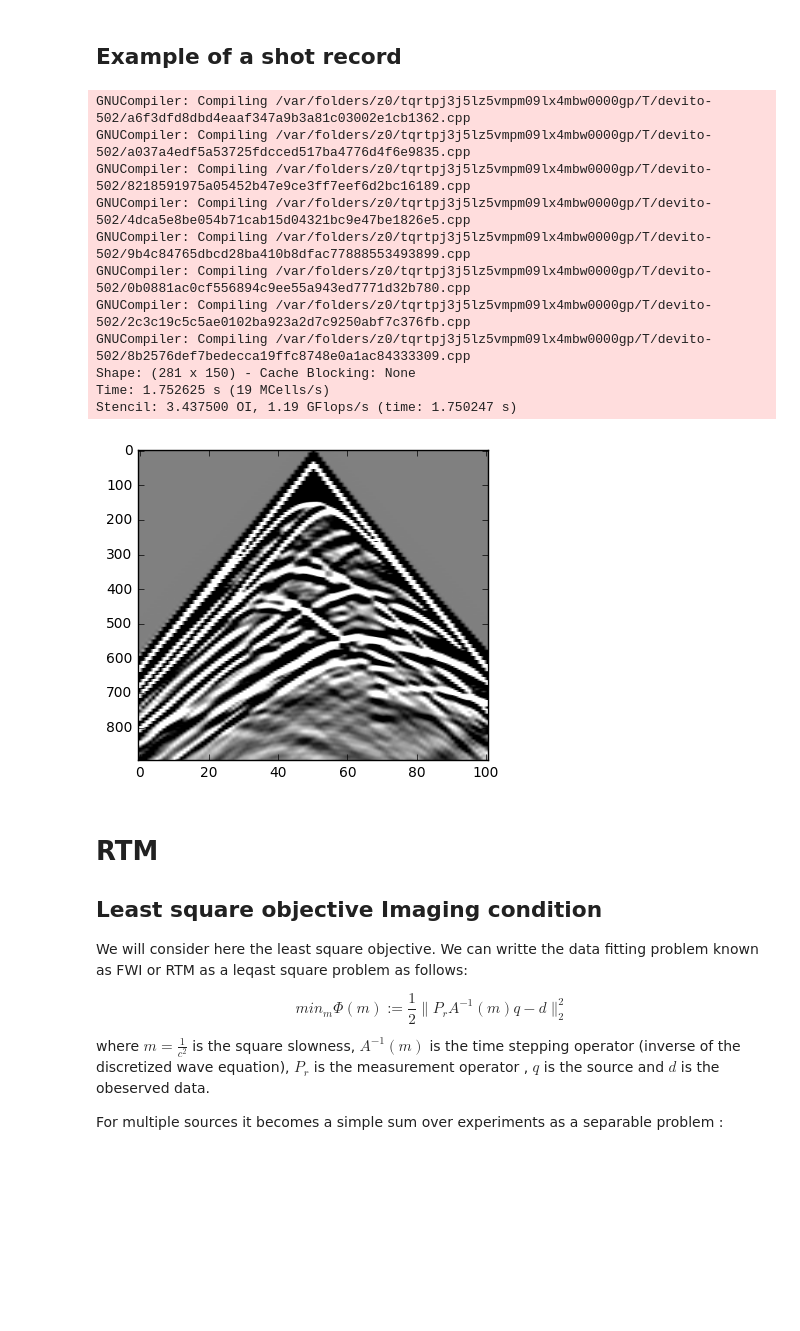
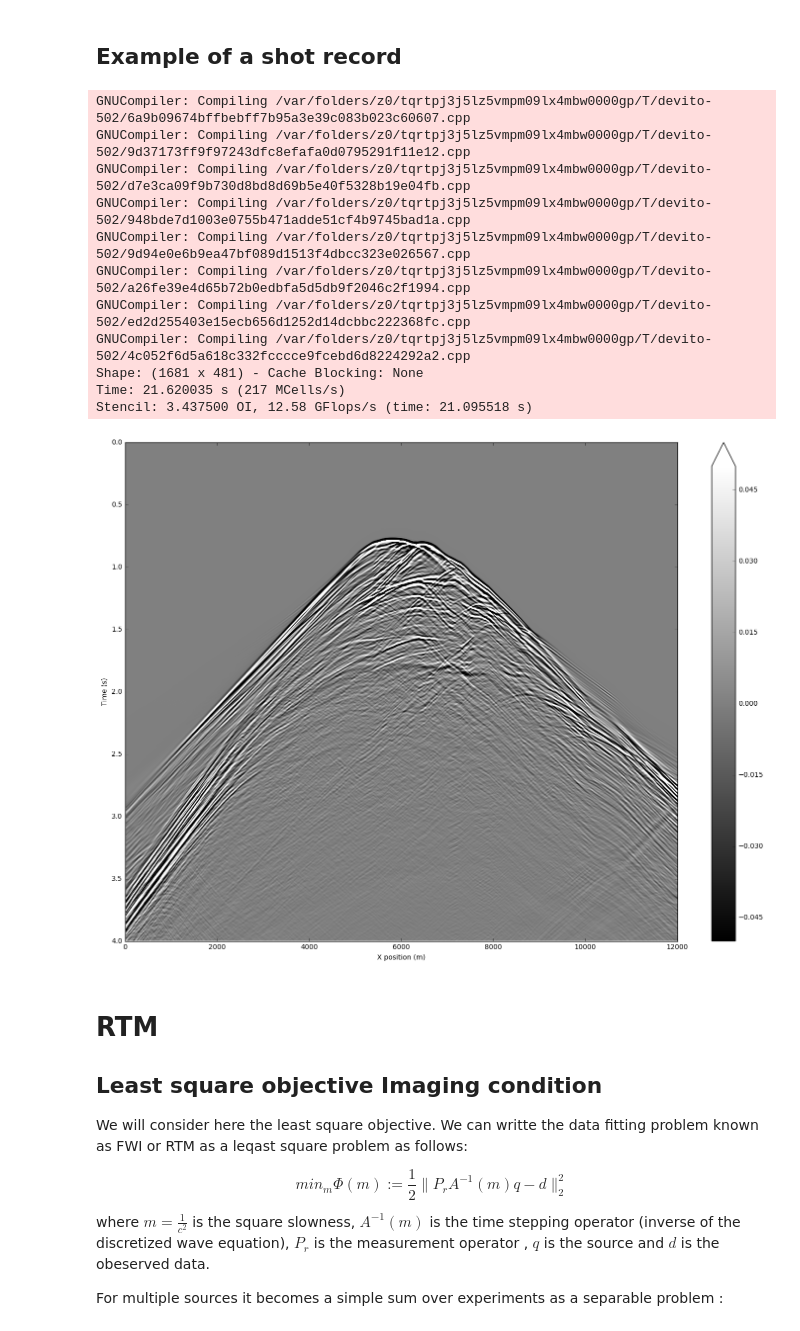
Before and after one commit to xiaocenxiaocen/devito, a Jupyter notebook: examples/acoustic/RTM_example.ipynb, the cells around one changed output. Cells and saved outputs as stored; diff of their text form; code cells hidden in the pictures; blank space fills up the shorter version.

```diff
--- a/examples/acoustic/RTM_example.ipynb
+++ b/examples/acoustic/RTM_example.ipynb
@@ -161,24 +182,29 @@ Acoustic = Acoustic_cg(model, data, t_order=2, s_order=10)
 
 # Execute acoustic forward model
 rec, u, gflopss, oi, timings = Acoustic.Forward(save=False, cse=True)
-
-# Show the shot record at the receivers
-fig3 = plt.figure()
-l = plt.imshow(rec, vmin=-.1, vmax=.1, aspect=.1, cmap=cm.gray)
-plt.show()
 # %% [output]
-GNUCompiler: Compiling /var/folders/z0/tqrtpj3j5lz5vmpm09lx4mbw0000gp/T/devito-502/a6f3dfd8dbd4eaaf347a9b3a81c03002e1cb1362.cpp
-GNUCompiler: Compiling /var/folders/z0/tqrtpj3j5lz5vmpm09lx4mbw0000gp/T/devito-502/a037a4edf5a53725fdcced517ba4776d4f6e9835.cpp
-GNUCompiler: Compiling /var/folders/z0/tqrtpj3j5lz5vmpm09lx4mbw0000gp/T/devito-502/8218591975a05452b47e9ce3ff7eef6d2bc16189.cpp
-GNUCompiler: Compiling /var/folders/z0/tqrtpj3j5lz5vmpm09lx4mbw0000gp/T/devito-502/4dca5e8be054b71cab15d04321bc9e47be1826e5.cpp
-GNUCompiler: Compiling /var/folders/z0/tqrtpj3j5lz5vmpm09lx4mbw0000gp/T/devito-502/9b4c84765dbcd28ba410b8dfac77888553493899.cpp
-GNUCompiler: Compiling /var/folders/z0/tqrtpj3j5lz5vmpm09lx4mbw0000gp/T/devito-502/0b0881ac0cf556894c9ee55a943ed7771d32b780.cpp
-GNUCompiler: Compiling /var/folders/z0/tqrtpj3j5lz5vmpm09lx4mbw0000gp/T/devito-502/2c3c19c5c5ae0102ba923a2d7c9250abf7c376fb.cpp
-GNUCompiler: Compiling /var/folders/z0/tqrtpj3j5lz5vmpm09lx4mbw0000gp/T/devito-502/8b2576def7bedecca19ffc8748e0a1ac84333309.cpp
-Shape: (281 x 150) - Cache Blocking: None
-Time: 1.752625 s (19 MCells/s)
-Stencil: 3.437500 OI, 1.19 GFlops/s (time: 1.750247 s)
+GNUCompiler: Compiling /var/folders/z0/tqrtpj3j5lz5vmpm09lx4mbw0000gp/T/devito-502/6a9b09674bffbebff7b95a3e39c083b023c60607.cpp
+GNUCompiler: Compiling /var/folders/z0/tqrtpj3j5lz5vmpm09lx4mbw0000gp/T/devito-502/9d37173ff9f97243dfc8efafa0d0795291f11e12.cpp
+GNUCompiler: Compiling /var/folders/z0/tqrtpj3j5lz5vmpm09lx4mbw0000gp/T/devito-502/d7e3ca09f9b730d8bd8d69b5e40f5328b19e04fb.cpp
+GNUCompiler: Compiling /var/folders/z0/tqrtpj3j5lz5vmpm09lx4mbw0000gp/T/devito-502/948bde7d1003e0755b471adde51cf4b9745bad1a.cpp
+GNUCompiler: Compiling /var/folders/z0/tqrtpj3j5lz5vmpm09lx4mbw0000gp/T/devito-502/9d94e0e6b9ea47bf089d1513f4dbcc323e026567.cpp
+GNUCompiler: Compiling /var/folders/z0/tqrtpj3j5lz5vmpm09lx4mbw0000gp/T/devito-502/a26fe39e4d65b72b0edbfa5d5db9f2046c2f1994.cpp
+GNUCompiler: Compiling /var/folders/z0/tqrtpj3j5lz5vmpm09lx4mbw0000gp/T/devito-502/ed2d255403e15ecb656d1252d14dcbbc222368fc.cpp
+GNUCompiler: Compiling /var/folders/z0/tqrtpj3j5lz5vmpm09lx4mbw0000gp/T/devito-502/4c052f6d5a618c332fcccce9fcebd6d8224292a2.cpp
+Shape: (1681 x 481) - Cache Blocking: None
+Time: 21.620035 s (217 MCells/s)
+Stencil: 3.437500 OI, 12.58 GFlops/s (time: 21.095518 s)
-[figure, removed]
+# %%
+# Show the shot record at the receivers
+fig3 = plt.figure()
+l = plt.imshow(rec, vmin=-.05, vmax=0.05, cmap=cm.gray, extent=[np.min(x_axis), np.max(x_axis), np.max(t_axis), np.min(t_axis)])
+plt.xlabel('X position (m)')
+plt.ylabel('Time (s)')
+plt.axis('auto')
+plt.colorbar(extend='max')
+plt.show()
+# %% [output]
+[figure, added]
 # %% [markdown]
 # RTM
 
```
Also changed, not shown: parts of 12 cells of this notebook.
